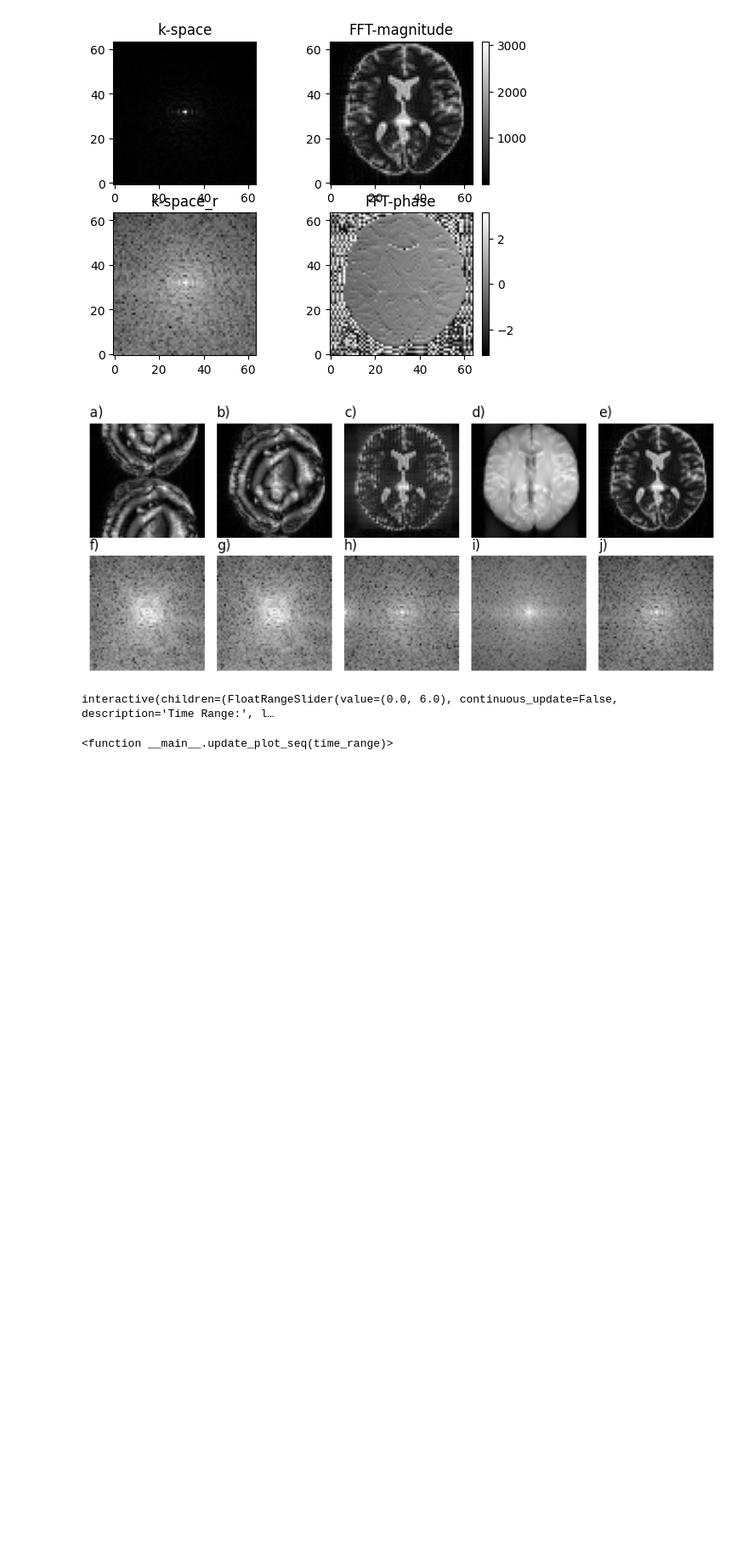
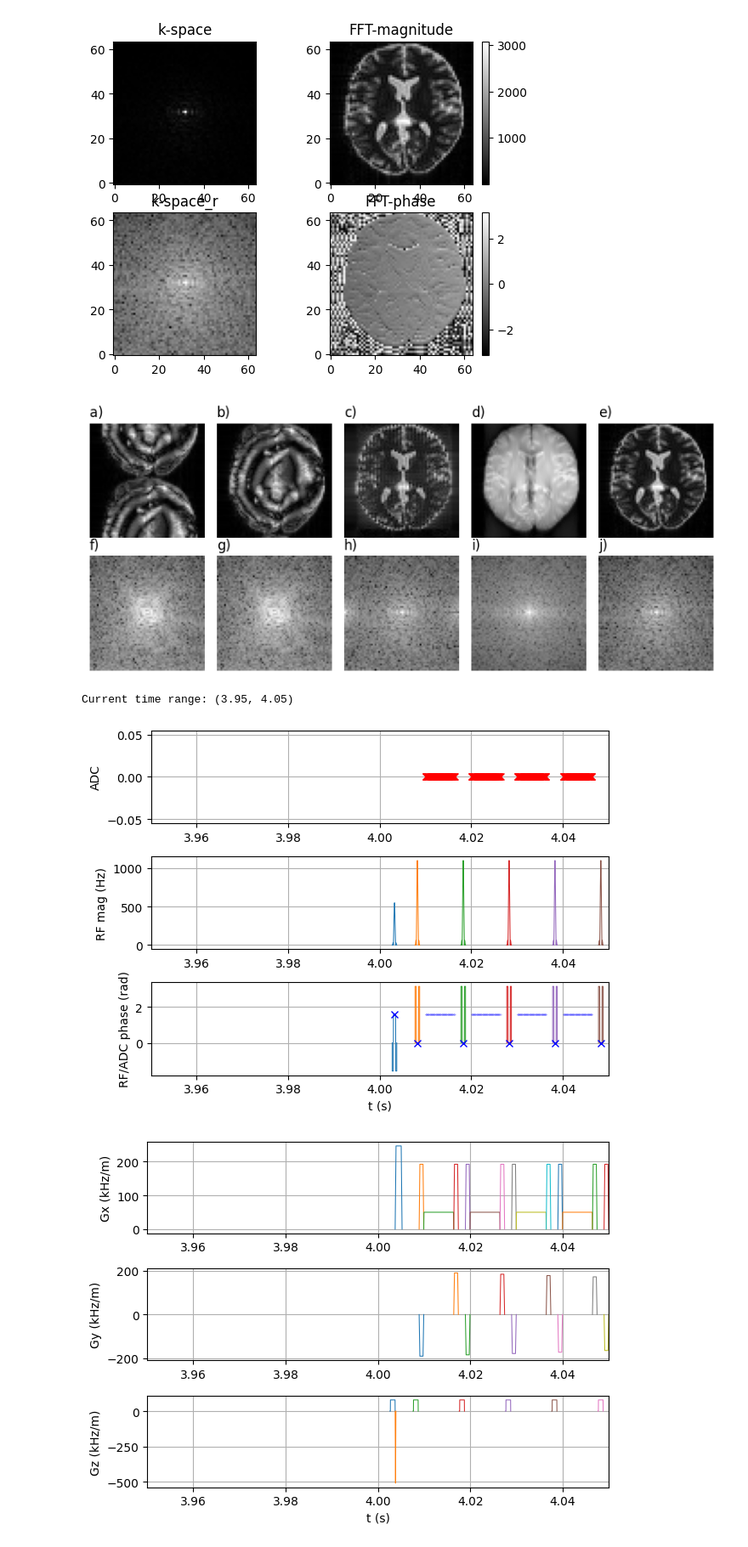
Before and after one commit to MRsources/Article_MAGMA24_RMRI, a Jupyter notebook: Fig4_TSE_2Dre-implementation/Fig_4_TSE_2D_re-implementation.ipynb, the cells around one changed output. Shown at 85% size. Cells and saved outputs as stored; diff of their text form; code cells hidden in the pictures; blank space fills up the shorter version.

```diff
--- a/Fig4_TSE_2Dre-implementation/Fig_4_TSE_2D_re-implementation.ipynb
+++ b/Fig4_TSE_2Dre-implementation/Fig_4_TSE_2D_re-implementation.ipynb
@@ -902,25 +904,12 @@ plt.show()
 [figure]
 # %%
 #@title interactive plot of latest seq
-import ipywidgets as widgets
-from IPython.display import display
+time_range=(3.95,4.05)
 
-def update_plot_seq(time_range):
-    print('Current time range:',time_range)
-    seq.plot(time_range=time_range)
-    plt.show()
-
-time_range_slider = widgets.FloatRangeSlider(
-    value=[0, 6],
-    min=0,
-    max=6,
-    step=0.01,
-    description='Time Range:',
-    continuous_update=False,
-    layout=widgets.Layout(width='80%')
-)
-
-widgets.interact(update_plot_seq, time_range=time_range_slider)
+print('Current time range:',time_range)
+seq.plot(time_range=time_range)
+plt.show()
 # %% [output]
-interactive(children=(FloatRangeSlider(value=(0.0, 6.0), continuous_update=False, description='Time Range:', l…
+Current time range: (3.95, 4.05)
-<function __main__.update_plot_seq(time_range)>
+[figure, added]
+[figure, added]
```
Also changed, not shown: parts of 1 cell of this notebook.
